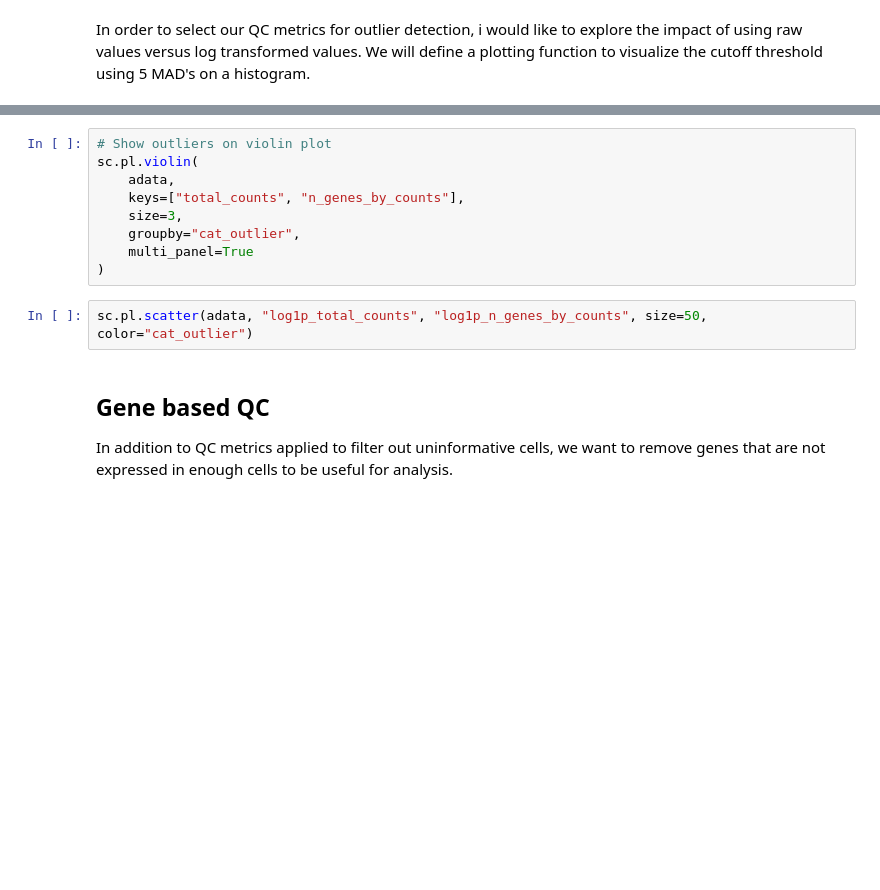
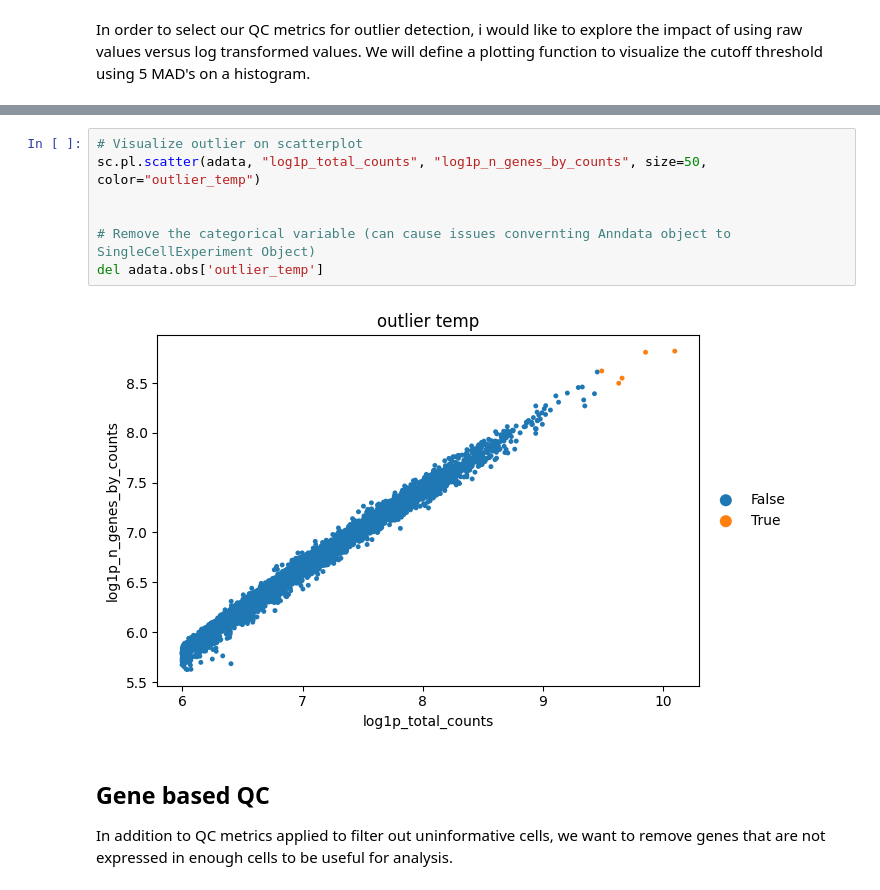
Before and after one commit to MikiasHWT/scRNA_Lethal_Covid19_Analysis, a Jupyter notebook: scRNA_Lethal_Covid19_Analysis.ipynb, the cells around one changed output, grey strips where cells are left out. Cells and saved outputs as stored; diff of their text form; blank space fills up the shorter version.

```diff
--- a/scRNA_Lethal_Covid19_Analysis.ipynb
+++ b/scRNA_Lethal_Covid19_Analysis.ipynb
@@ -374,14 +496,12 @@ adata.obs["cat_outlier"] = adata.obs["outlier"].astype("category")
-# %%
-# Show outliers on violin plot
-sc.pl.violin(
-    adata,
-    keys=["total_counts", "n_genes_by_counts"],
-    size=3,
-    groupby="cat_outlier",
-    multi_panel=True
-)
-# %%
-sc.pl.scatter(adata, "log1p_total_counts", "log1p_n_genes_by_counts", size=50, color="cat_outlier")
+# %%
+# Visualize outlier on scatterplot
+sc.pl.scatter(adata, "log1p_total_counts", "log1p_n_genes_by_counts", size=50, color="outlier_temp")
+
+
+# Remove the categorical variable (can cause issues convernting Anndata object to SingleCellExperiment Object)
+del adata.obs['outlier_temp']
+# %% [output]
+[figure, added]
 # %% [markdown]
 ## Gene based QC
 In addition to QC metrics applied to filter out uninformative cells, we want to remove genes that are not expressed in enough cells to be useful for analysis.
```
Also changed, not shown: parts of 112 cells of this notebook.
